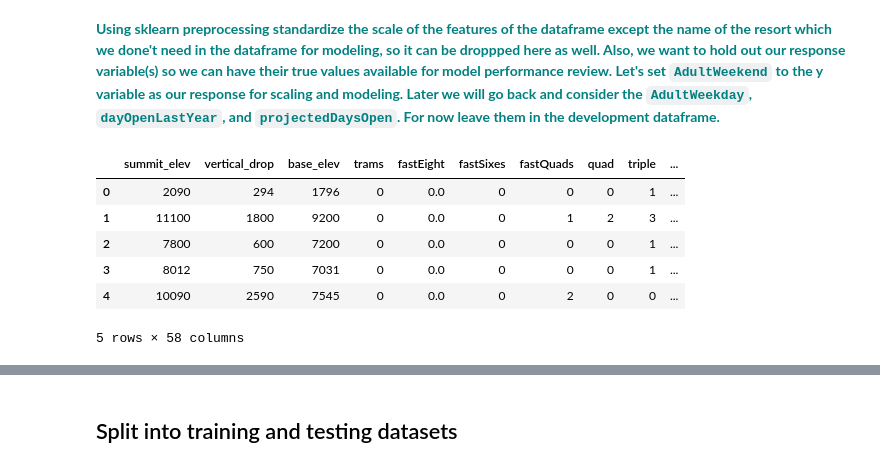
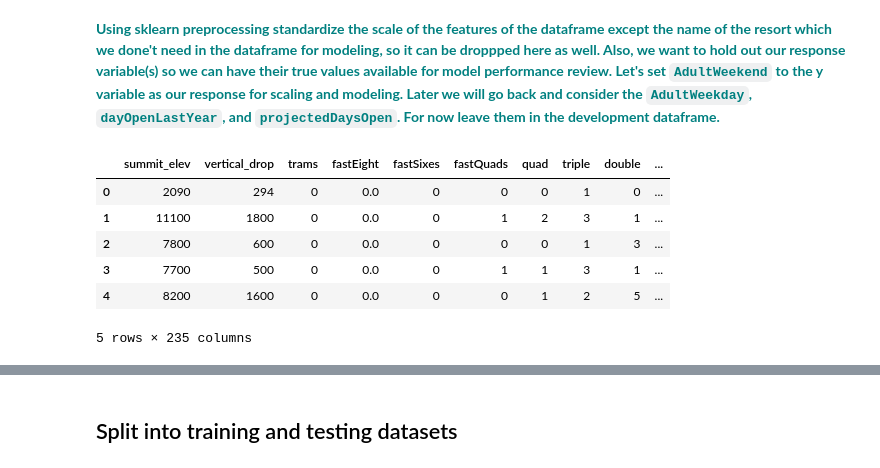
Before and after one commit to bauyrjanj/GuidedCapstone-1, a Jupyter notebook: Step4/Notebook_stepfourandfive.ipynb, the cells around one changed output, grey strips where cells are left out. Drawn from its saved outputs; the diff is of its cells as text; code cells hidden in the pictures.

```diff
--- a/Step4/Notebook_stepfourandfive.ipynb
+++ b/Step4/Notebook_stepfourandfive.ipynb
@@ -46,8 +46,6 @@ os.getcwd()
 # %%
 df = pd.read_csv('step3_output.csv')
 df.head()
-
-df.drop('Unnamed: 0', axis=1, inplace=True)
-df.drop('Unnamed: 0.1', axis=1, inplace=True)
+df.drop(['Unnamed: 0'], axis=1, inplace=True)
 df.head()
 # %% [output]
@@ -65,7 +63,8 @@ df.head()
 
 Hint: you can see an example of how to execute this in Aiden's article on preprocessing [here](https://medium.com/@aiden.dataminer/the-data-science-method-dsm-pre-processing-and-training-data-development-fd2d75182967).
 # %%
-df = pd.concat([df.drop('state', axis=1), pd.get_dummies(df['state'])], axis=1)
+dfo=df.select_dtypes(include=['object'])
+df = pd.concat([df.drop(dfo, axis=1), pd.get_dummies(dfo)], axis=1)
 # %% [markdown]
 ## Standardize the magnitude of numeric features
 # %% [markdown]
@@ -80,13 +79,13 @@ X=df.drop(['Name', 'AdultWeekend'], axis=1)
 # %%
-X.head()
+df.head()
 # %% [output]
-|  | summit_elev | vertical_drop | base_elev | trams | fastEight | fastSixes | fastQuads | quad | triple | ... |
-| 0 | 2090 | 294 | 1796 | 0 | 0.0 | 0 | 0 | 0 | 1 | ... |
-| 1 | 11100 | 1800 | 9200 | 0 | 0.0 | 0 | 1 | 2 | 3 | ... |
-| 2 | 7800 | 600 | 7200 | 0 | 0.0 | 0 | 0 | 0 | 1 | ... |
-| 3 | 8012 | 750 | 7031 | 0 | 0.0 | 0 | 0 | 0 | 1 | ... |
-| 4 | 10090 | 2590 | 7545 | 0 | 0.0 | 0 | 2 | 0 | 0 | ... |
+|  | summit_elev | vertical_drop | trams | fastEight | fastSixes | fastQuads | quad | triple | double | ... |
+| 0 | 2090 | 294 | 0 | 0.0 | 0 | 0 | 0 | 1 | 0 | ... |
+| 1 | 11100 | 1800 | 0 | 0.0 | 0 | 1 | 2 | 3 | 1 | ... |
+| 2 | 7800 | 600 | 0 | 0.0 | 0 | 0 | 0 | 1 | 3 | ... |
+| 3 | 7700 | 500 | 0 | 0.0 | 0 | 1 | 1 | 3 | 1 | ... |
+| 4 | 8200 | 1600 | 0 | 0.0 | 0 | 0 | 1 | 2 | 5 | ... |
-5 rows × 58 columns
+5 rows × 235 columns
 # %%
 # Declare a response variable, called y, and assign it the AdultWeekend column of the df
 from sklearn import preprocessing
```
Also changed, not shown: parts of 26 cells of this notebook.
